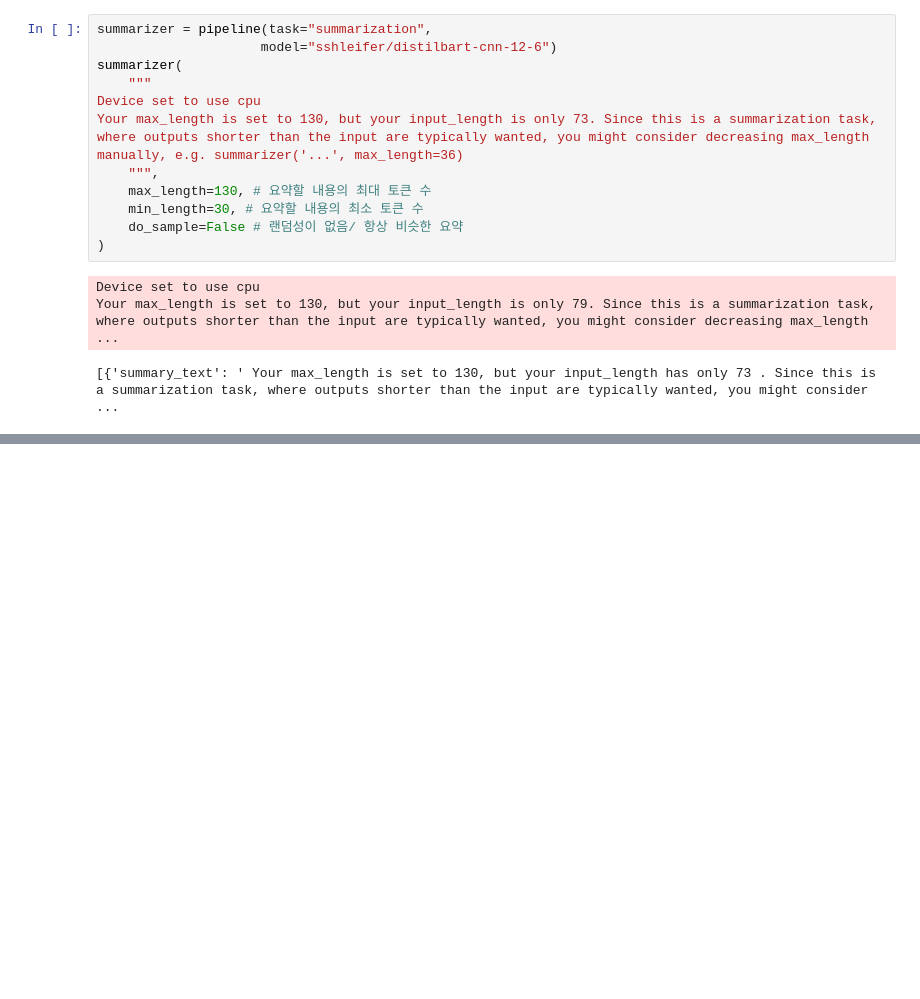
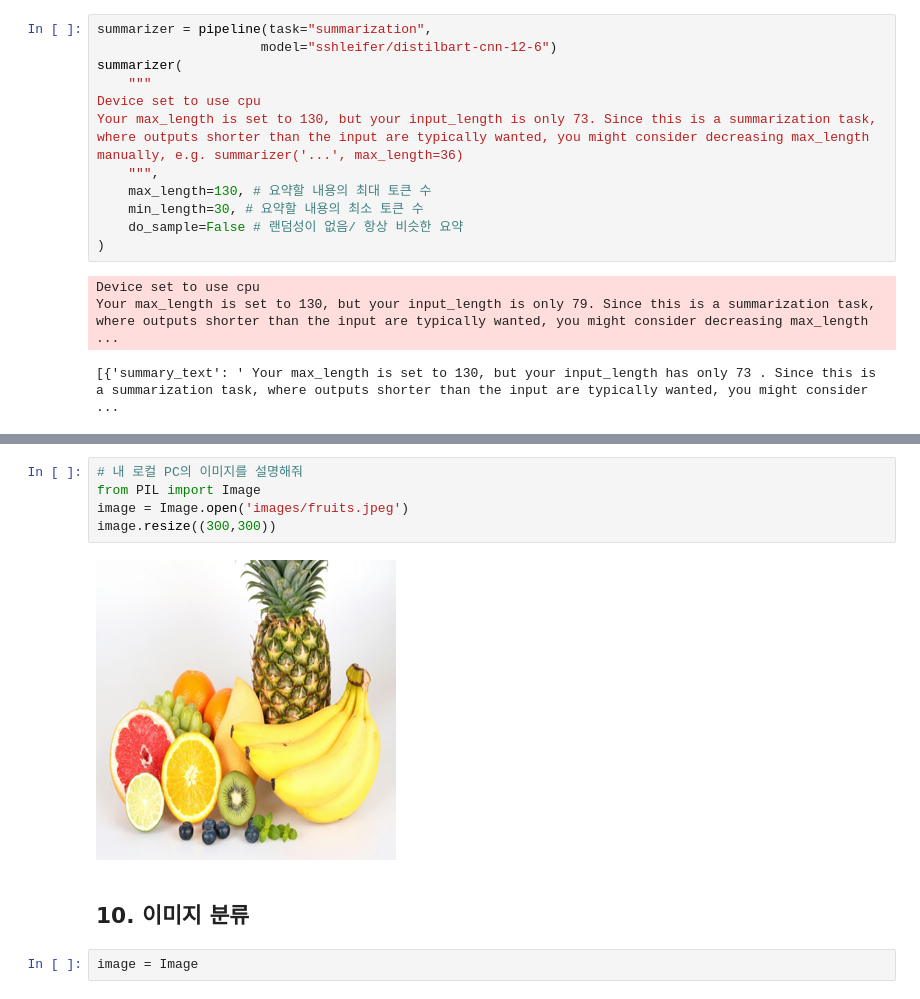
Before and after one commit to taro87/ai, a Jupyter notebook: source/08_LLM/ch1.허깅페이스.ipynb, the cells around one changed output, grey strips where cells are left out. Drawn from its saved outputs; the diff is of its cells as text; blank space fills up the shorter version.

```diff
--- a/source/08_LLM/ch1.허깅페이스.ipynb
+++ b/source/08_LLM/ch1.허깅페이스.ipynb
@@ -250,0 +335,11 @@ Device set to use cpu
+# %%
+# 내 로컬 PC의 이미지를 설명해줘
+from PIL import Image
+image = Image.open('images/fruits.jpeg')
+image.resize((300,300))
+# %% [output]
+[figure, added]
+# %% [markdown]
+## 10. 이미지 분류
+# %%
+image = Image
```
Also changed, not shown: parts of 15 cells of this notebook, 2 other files.
